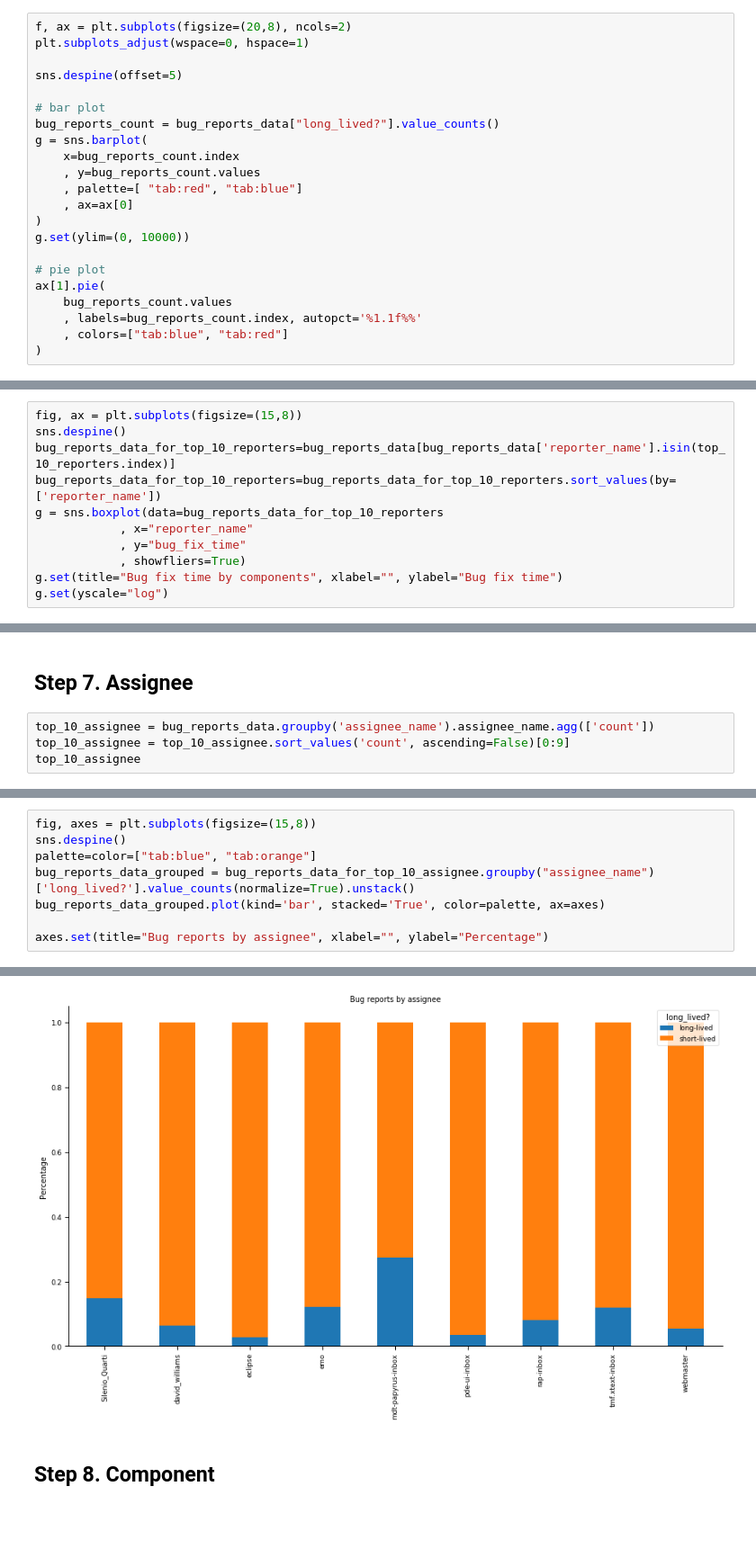
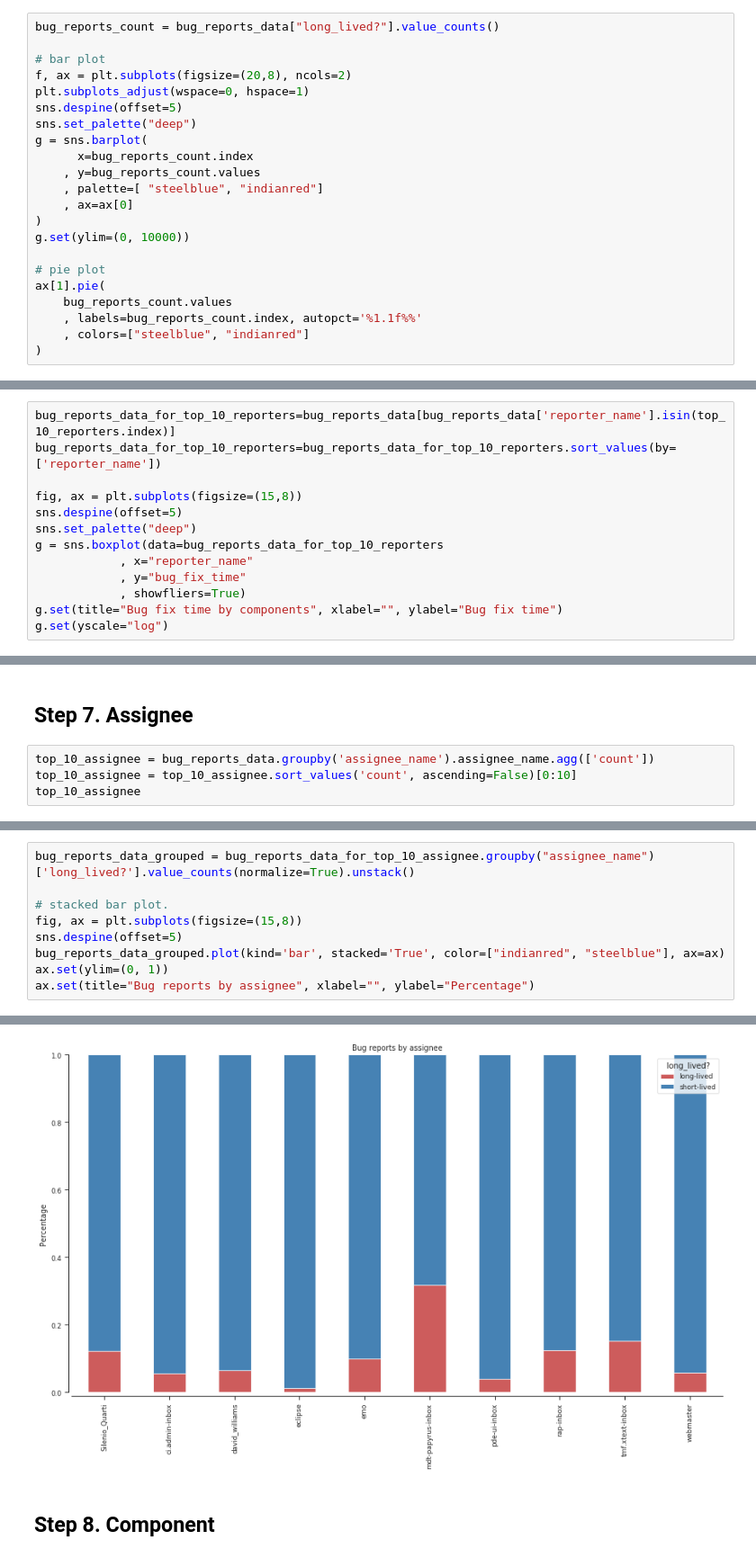
Before and after one commit to gomesluiz/my-doctorate, a Jupyter notebook: long-lived-bug-prediction/notebooks/20190830_long_lived_prediction_data_analysis.ipynb, the cells around one changed output, grey strips where cells are left out. Shown at 90% size. Saved outputs shown, nothing was run; the diff lists cells and outputs as text; blank space fills up the shorter version.

```diff
--- a/long-lived-bug-prediction/notebooks/20190830_long_lived_prediction_data_analysis.ipynb
+++ b/long-lived-bug-prediction/notebooks/20190830_long_lived_prediction_data_analysis.ipynb
@@ -205,15 +220,15 @@ g.set(yscale="log")
 # %%
+bug_reports_count = bug_reports_data["long_lived?"].value_counts()
+
+# bar plot
 f, ax = plt.subplots(figsize=(20,8), ncols=2)
 plt.subplots_adjust(wspace=0, hspace=1)
-
 sns.despine(offset=5)
-
-# bar plot
-bug_reports_count = bug_reports_data["long_lived?"].value_counts()
+sns.set_palette("deep")
 g = sns.barplot(
-    x=bug_reports_count.index
+      x=bug_reports_count.index
     , y=bug_reports_count.values
-    , palette=[ "tab:red", "tab:blue"]
+    , palette=[ "steelblue", "indianred"]
     , ax=ax[0]
 )
 g.set(ylim=(0, 10000))
@@ -222,7 +237,7 @@ g.set(ylim=(0, 10000))
 ax[1].pie(
     bug_reports_count.values
     , labels=bug_reports_count.index, autopct='%1.1f%%'
-    , colors=["tab:blue", "tab:red"]
+    , colors=["steelblue", "indianred"]
 )
 # %% [output]
 ([<matplotlib.patches.Wedge at 0x...>,
@@ -260,8 +275,10 @@ top_10_reporters
 # %%
-fig, ax = plt.subplots(figsize=(15,8))
-sns.despine()
 bug_reports_data_for_top_10_reporters=bug_reports_data[bug_reports_data['reporter_name'].isin(top_10_reporters.index)]
 bug_reports_data_for_top_10_reporters=bug_reports_data_for_top_10_reporters.sort_values(by=['reporter_name'])
+
+fig, ax = plt.subplots(figsize=(15,8))
+sns.despine(offset=5)
+sns.set_palette("deep")
 g = sns.boxplot(data=bug_reports_data_for_top_10_reporters
             , x="reporter_name"
             , y="bug_fix_time"
@@ -288,7 +307,7 @@ axes.set(title="Bug reports by reporter", xlabel="", ylabel="Percentage")
 ## Step 7. Assignee
 # %%
 top_10_assignee = bug_reports_data.groupby('assignee_name').assignee_name.agg(['count'])
-top_10_assignee = top_10_assignee.sort_values('count', ascending=False)[0:9]
+top_10_assignee = top_10_assignee.sort_values('count', ascending=False)[0:10]
 top_10_assignee
 # %% [output]
 |  | count |
@@ -317,16 +339,17 @@ g.set(yscale="log")
 # %%
-fig, axes = plt.subplots(figsize=(15,8))
-sns.despine()
-palette=color=["tab:blue", "tab:orange"]
 bug_reports_data_grouped = bug_reports_data_for_top_10_assignee.groupby("assignee_name")['long_lived?'].value_counts(normalize=True).unstack()
-bug_reports_data_grouped.plot(kind='bar', stacked='True', color=palette, ax=axes)
 
-axes.set(title="Bug reports by assignee", xlabel="", ylabel="Percentage")
+# stacked bar plot.
+fig, ax = plt.subplots(figsize=(15,8))
+sns.despine(offset=5)
+bug_reports_data_grouped.plot(kind='bar', stacked='True', color=["indianred", "steelblue"], ax=ax)
+ax.set(ylim=(0, 1))
+ax.set(title="Bug reports by assignee", xlabel="", ylabel="Percentage")
 # %% [output]
 [Text(0, 0.5, 'Percentage'),
  Text(0.5, 0, ''),
  Text(0.5, 1.0, 'Bug reports by assignee')]
-[figure, old version]
+[figure, new version]
 # %% [markdown]
 ## Step 8. Component
 # %%
```
Also changed, not shown: parts of 16 cells of this notebook, 1 other file.
